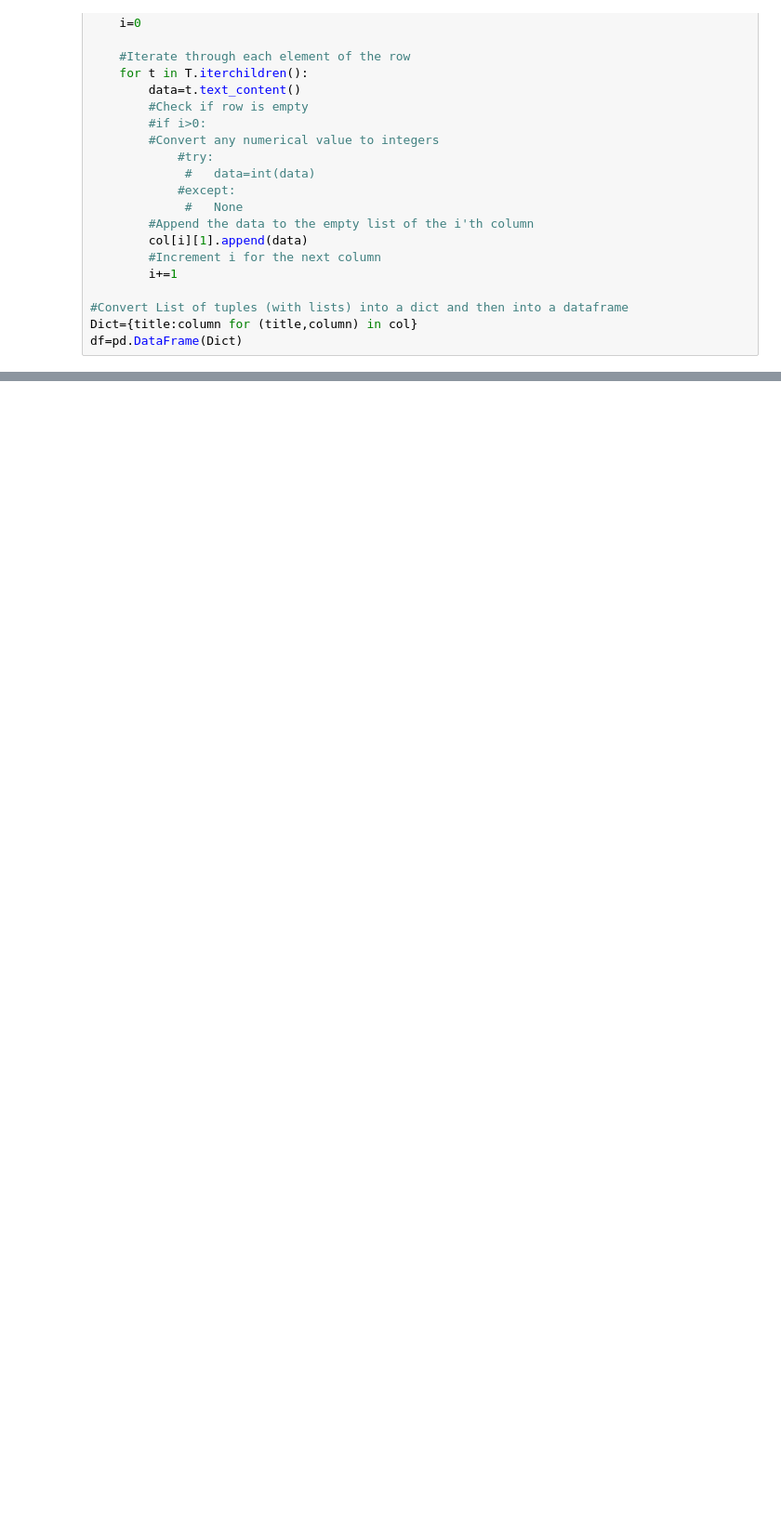
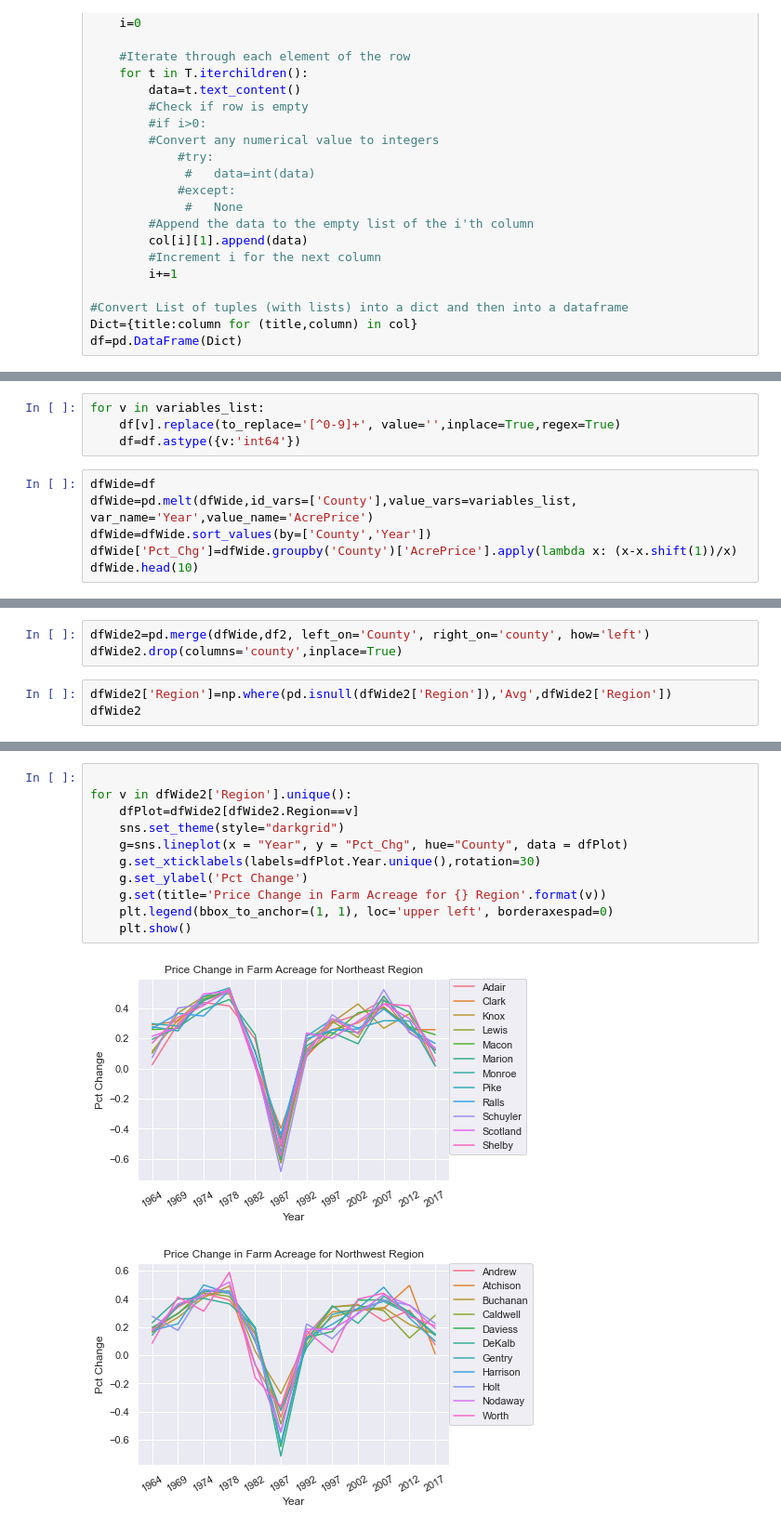
Before and after one commit to EricWismar/Forecast_Missouri_Land_Value, a Jupyter notebook: Land Value Forecast.ipynb, the cells around one changed output, grey strips where cells are left out. Shown: that part at 93% size. Drawn from its saved outputs; the diff is of its cells as text; blank space fills up the shorter version.

Commit message:
Added melted df, regions, and initial graphing.

```diff
--- a/Land Value Forecast.ipynb
+++ b/Land Value Forecast.ipynb
@@ -126,0 +69,10 @@ transpose(*args, **kwargs) method of pandas.core.frame.DataFrame instance
+# %%
+for v in variables_list:
+    df[v].replace(to_replace='[^0-9]+', value='',inplace=True,regex=True)
+    df=df.astype({v:'int64'})
+# %%
+dfWide=df
+dfWide=pd.melt(dfWide,id_vars=['County'],value_vars=variables_list, var_name='Year',value_name='AcrePrice')
+dfWide=dfWide.sort_values(by=['County','Year'])
+dfWide['Pct_Chg']=dfWide.groupby('County')['AcrePrice'].apply(lambda x: (x-x.shift(1))/x)
+dfWide.head(10)
@@ -126,0 +138,6 @@ transpose(*args, **kwargs) method of pandas.core.frame.DataFrame instance
+# %%
+dfWide2=pd.merge(dfWide,df2, left_on='County', right_on='county', how='left')
+dfWide2.drop(columns='county',inplace=True)
+# %%
+dfWide2['Region']=np.where(pd.isnull(dfWide2['Region']),'Avg',dfWide2['Region'])
+dfWide2
@@ -126,0 +165,14 @@ transpose(*args, **kwargs) method of pandas.core.frame.DataFrame instance
+# %%
+
+for v in dfWide2['Region'].unique():
+    dfPlot=dfWide2[dfWide2.Region==v]
+    sns.set_theme(style="darkgrid")
+    g=sns.lineplot(x = "Year", y = "Pct_Chg", hue="County", data = dfPlot)
+    g.set_xticklabels(labels=dfPlot.Year.unique(),rotation=30)
+    g.set_ylabel('Pct Change')
+    g.set(title='Price Change in Farm Acreage for {} Region'.format(v))
+    plt.legend(bbox_to_anchor=(1, 1), loc='upper left', borderaxespad=0)
+    plt.show()
+# %% [output]
+[figure, added]
+[figure, added]
```
Also changed, not shown: parts of 19 cells of this notebook.
